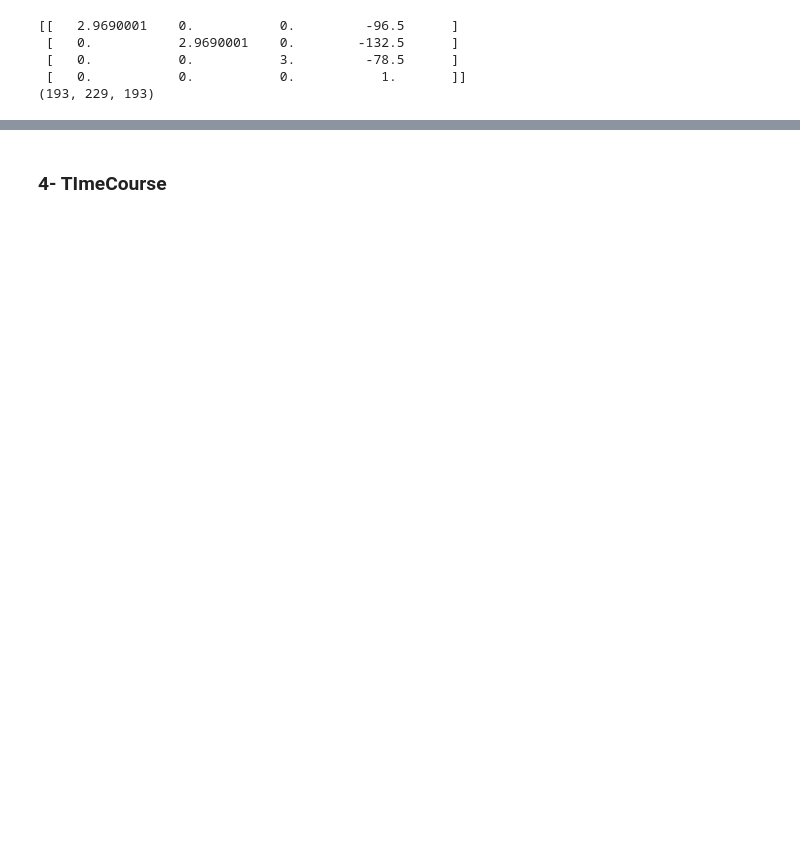
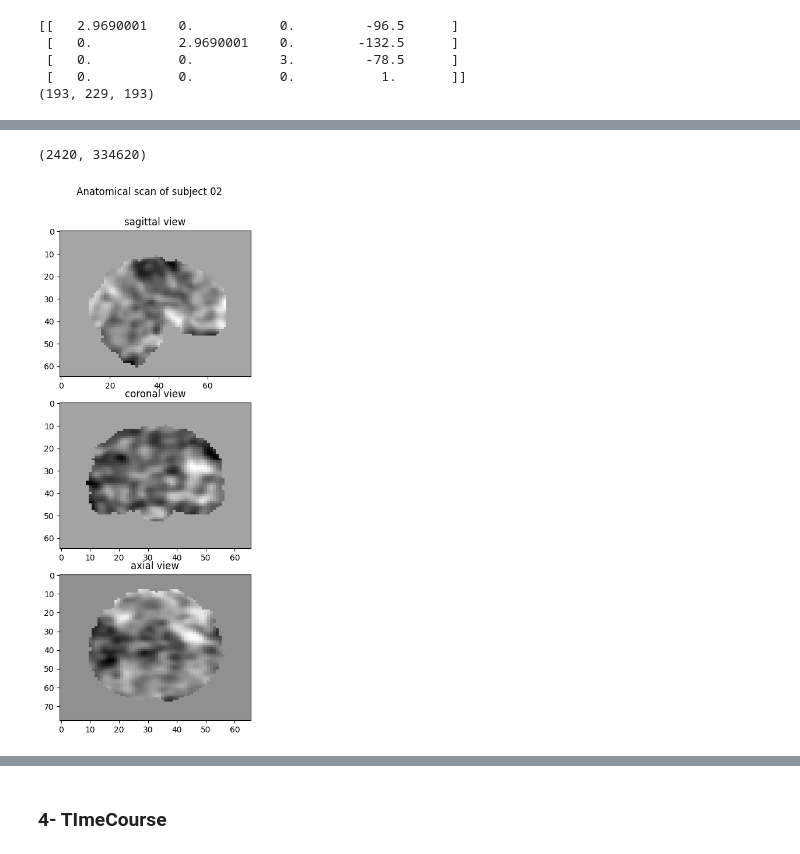
Before and after one commit to claireFriedrich/NSSP, a Jupyter notebook: Miniprojet2/MiniProject_2.ipynb, the cells around one changed output, grey strips where cells are left out. Drawn from its saved outputs; the diff is of its cells as text; code cells hidden in the pictures; blank space fills up the shorter version.

```diff
--- a/Miniprojet2/MiniProject_2.ipynb
+++ b/Miniprojet2/MiniProject_2.ipynb
@@ -553,0 +400,16 @@ print(path_ICA_data)
+# %%
+# Prepare data
+N_subj=10
+list_data = []
+nb_subj_counted=0
+for root, dirs, files in sorted(os.walk(deriv_root)):
+    if len(files)!= 0:
+        nb_subj_counted=nb_subj_counted+1
+        print(f"Loading subject {nb_subj_counted}")
+    for j in range(len(files)):
+        file = sorted(files)[j]
+        if file.endswith('.nii.gz') and file.partition("run-")[2][0:3] == "001": # do we need to do it for all run ??
+            if nb_subj_counted<N_subj+1:
+                print("file",file)
+
+                list_data.append( nib.load(root+'/'+file))
@@ -656,3 +502,11 @@ print(bg.shape)
  [   0.           0.           3.         -78.5      ]
  [   0.           0.           0.           1.       ]]
 (193, 229, 193)
+# %%
+mask = nib.load("sub-02_better_T1w_mask2.nii")
+masker1 = NiftiMasker(
+    mask_img = mask,
+    smoothing_fwhm=10,
+    standardize="zscore_sample",
+)
+masker1.fit(list_data)
@@ -659 +547,9 @@ print(bg.shape)
+# %%
+X_data.shape
+# %% [output]
+(2420, 334620)
+# %%
+plot_anat(X_data[1,:].reshape(x,y,z), "Anatomical scan of subject 02")
+# %% [output]
+[figure, added]
 # %%
```
Also changed, not shown: parts of 55 cells of this notebook.
